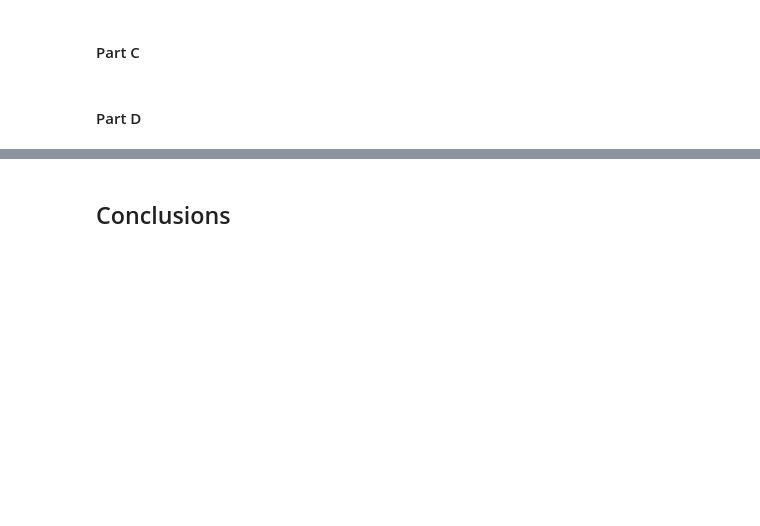
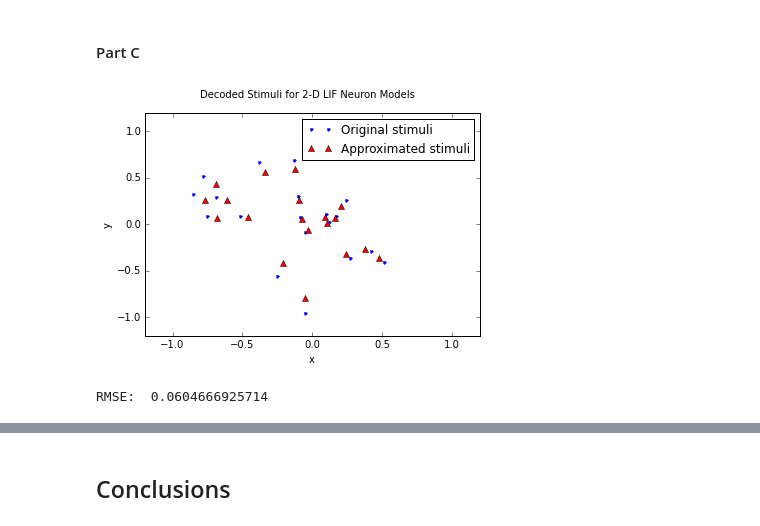
Before and after one commit to Kanaderu/neural-eng, a Jupyter notebook: assignments/assignment-1.ipynb, the cells around one changed output, grey strips where cells are left out. Cells and saved outputs as stored; diff of their text form; code cells hidden in the pictures; blank space fills up the shorter version.

```diff
--- a/assignments/assignment-1.ipynb
+++ b/assignments/assignment-1.ipynb
@@ -610,4 +610,40 @@ show()
 # %% [markdown]
 #### Part C
-# %% [markdown]
-#### Part D
+# %%
+stimuli = []
+for i in range(20):
+    angle = np.random.uniform(0,2*np.pi)
+    radius = np.random.uniform(0,1)
+    point = [radius*np.cos(angle), radius*np.sin(angle)]
+    stimuli.append(point)
+
+rates = []
+for n in neurons:
+    rates.append(n.rates(stimuli))
+
+A = np.transpose(rates)
+stim_approx = np.dot(A,decoders)
+
+u,v = zip(*stimuli)
+Ax,Ay = zip(*stim_approx)
+
+figure()
+suptitle('Decoded Stimuli for 2-D LIF Neuron Models')
+ax = plt.gca()
+s = plot(u,v,'.b',label='Original stimuli')
+a = plot(Ax,Ay,'r^',label='Approximated stimuli')
+ax.set_xlim([-1.2,1.2])
+ax.set_ylim([-1.2,1.2])
+xlabel('x')
+ylabel('y')
+legend(handles=[s,a],labels=[])
+show()
+
+diffs = np.power(stimuli - stim_approx,2)
+mean = np.mean([diff for diff in diffs])
+rmse = np.sqrt(mean)
+
+print('RMSE: ',rmse)
+# %% [output]
+[figure, added]
+RMSE:  0.0604666925714
```
Also changed, not shown: parts of 14 cells of this notebook.
